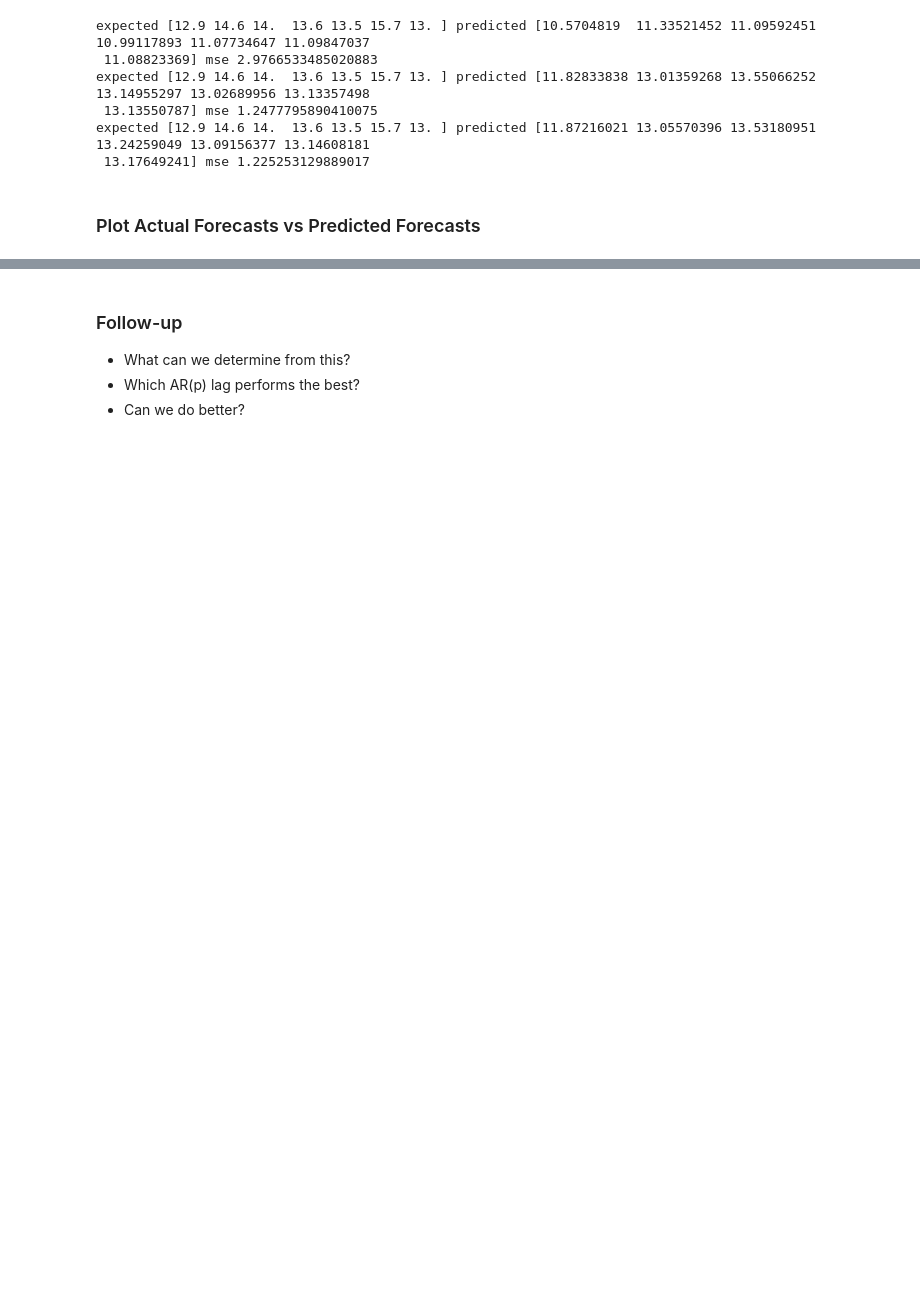
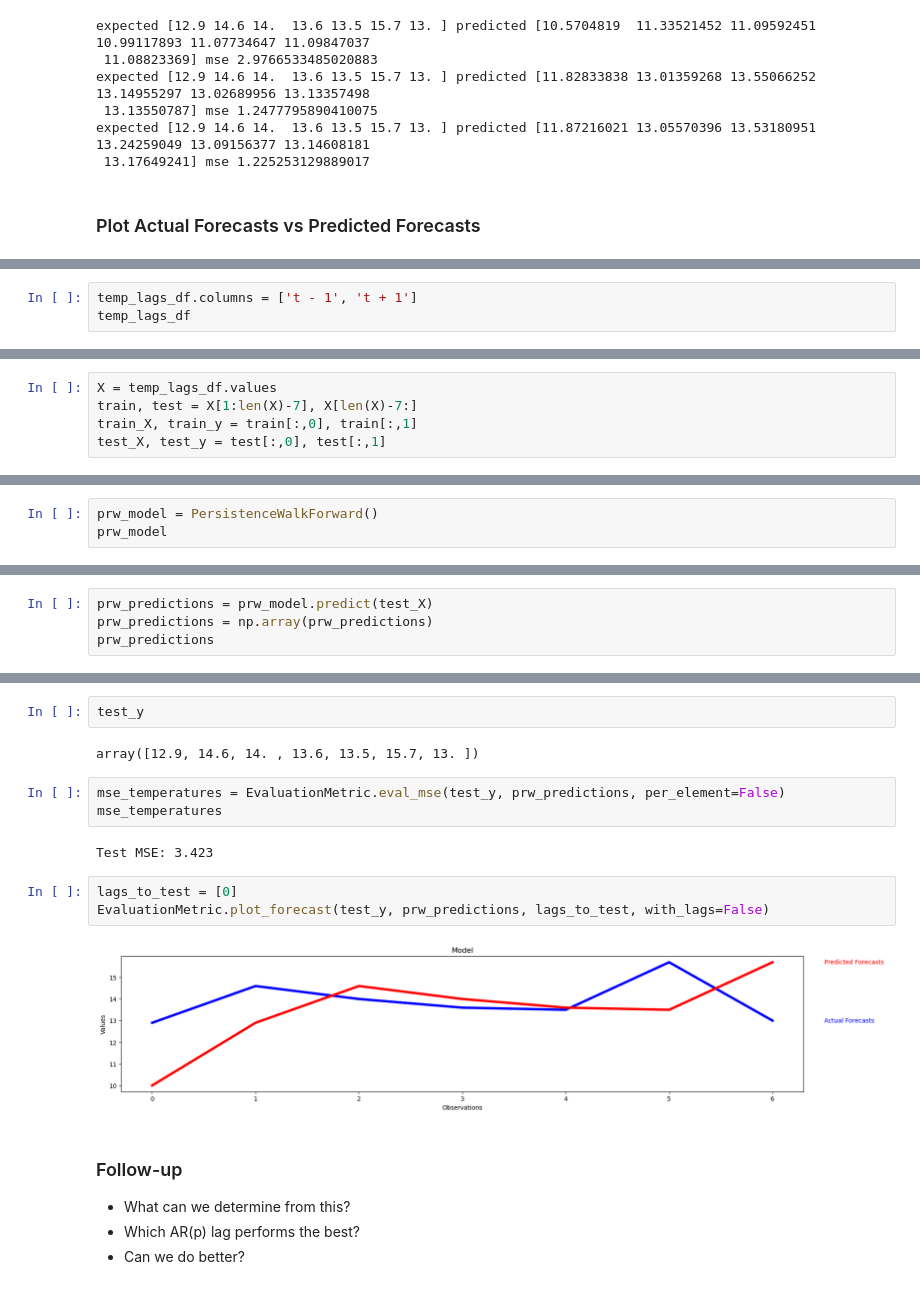
Before and after one commit to Brinkley97/applied_time_series_and_machine_learning, a Jupyter notebook: framework_for_time_series_data/real_world_investigations-temperature.ipynb, the cells around one changed output, grey strips where cells are left out. Saved outputs shown, nothing was run; the diff lists cells and outputs as text; blank space fills up the shorter version.

```diff
--- a/framework_for_time_series_data/real_world_investigations-temperature.ipynb
+++ b/framework_for_time_series_data/real_world_investigations-temperature.ipynb
@@ -224,0 +269,3 @@ EvaluationMetric.plot_forecast(expected_forecast, predictions, lags_to_test)
+# %%
+temp_lags_df.columns = ['t - 1', 't + 1']
+temp_lags_df
@@ -224,0 +287,5 @@ EvaluationMetric.plot_forecast(expected_forecast, predictions, lags_to_test)
+# %%
+X = temp_lags_df.values
+train, test = X[1:len(X)-7], X[len(X)-7:]
+train_X, train_y = train[:,0], train[:,1]
+test_X, test_y = test[:,0], test[:,1]
@@ -224,0 +296,3 @@ EvaluationMetric.plot_forecast(expected_forecast, predictions, lags_to_test)
+# %%
+prw_model = PersistenceWalkForward()
+prw_model
@@ -224,0 +303,4 @@ EvaluationMetric.plot_forecast(expected_forecast, predictions, lags_to_test)
+# %%
+prw_predictions = prw_model.predict(test_X)
+prw_predictions = np.array(prw_predictions)
+prw_predictions
@@ -225,3 +316,17 @@ EvaluationMetric.plot_forecast(expected_forecast, predictions, lags_to_test)
+# %%
+test_y
+# %% [output]
+array([12.9, 14.6, 14. , 13.6, 13.5, 15.7, 13. ])
+# %%
+mse_temperatures = EvaluationMetric.eval_mse(test_y, prw_predictions, per_element=False)
+mse_temperatures
+# %% [output]
+Test MSE: 3.423
+# %%
+lags_to_test = [0]
+EvaluationMetric.plot_forecast(test_y, prw_predictions, lags_to_test, with_lags=False)
+# %% [output]
+[figure, added]
 # %% [markdown]
 ### Follow-up
 - What can we determine from this?
```
Also changed, not shown: parts of 15 cells of this notebook.
